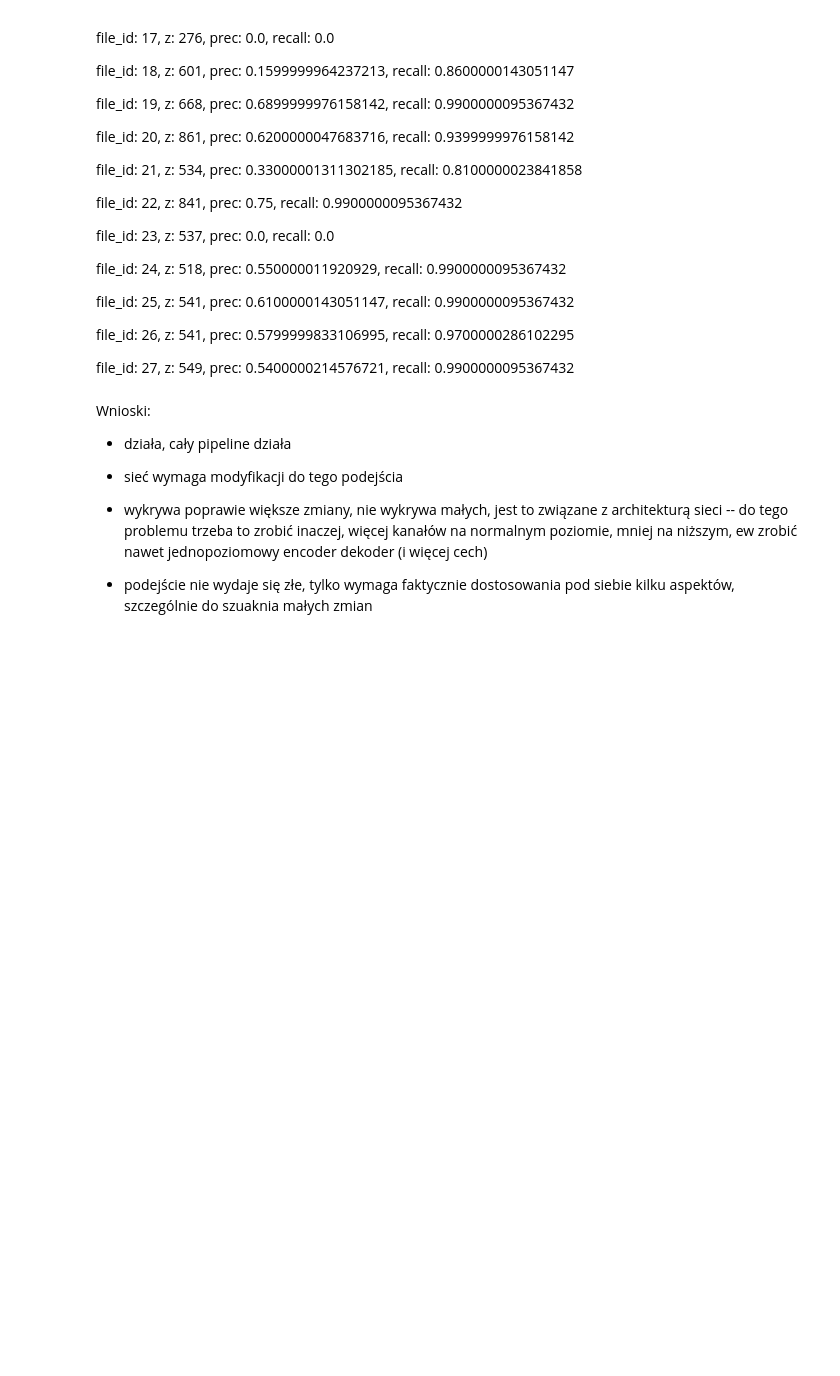
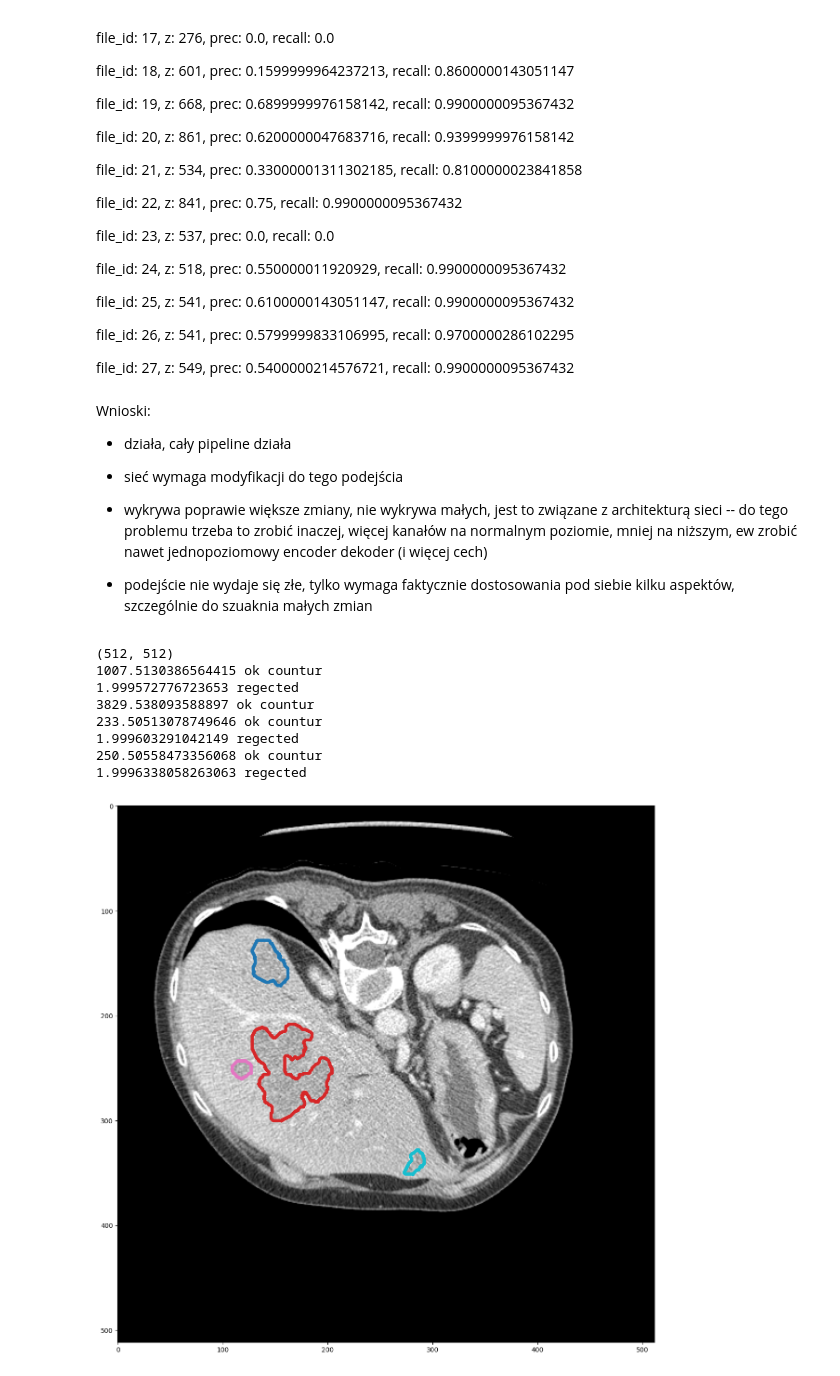
Before and after one commit to Kaczmarekrr/3DRDNN, a Jupyter notebook: pipeline_lesion_segmentation_3d.ipynb, the cells around one changed output. Cells and saved outputs as stored; diff of their text form; code cells hidden in the pictures; blank space fills up the shorter version.

Commit message:
added option to export to tif imageJ with ROI

```diff
--- a/pipeline_lesion_segmentation_3d.ipynb
+++ b/pipeline_lesion_segmentation_3d.ipynb
@@ -348,9 +348,9 @@ def get_prediction(volume_1,seg_1):
     # prediction for whole
 
 
-    for i in range(len(all_quboids)):
+    for i in tqdm(range(len(all_quboids))):
         if np.any(all_quboids[i] > 0):
-            preds[i] = model.predict(all_quboids[i])
+            preds[i] = model.predict(all_quboids[i],verbose=0)
 
     #print(preds.shape)
     #print("done")
@@ -576,3 +565,59 @@ Wnioski:
 - wykrywa poprawie większe zmiany, nie wykrywa małych, jest to związane z architekturą sieci
 -- do tego problemu trzeba to zrobić inaczej, więcej kanałów na normalnym poziomie, mniej na niższym, ew zrobić nawet jednopoziomowy encoder dekoder (i więcej cech)
 - podejście nie wydaje się złe, tylko wymaga faktycznie dostosowania pod siebie kilku aspektów, szczególnie do szuaknia małych zmian
+# %%
+from skimage.measure import find_contours, label, regionprops
+from tifffile import TiffFile, imwrite
+from roifile import ImagejRoi
+import cv2
+def plot_image_overlays(image, overlays, **kwargs):
+    """Plot image and overlays (bytes) using matplotlib."""
+    fig, ax = plt.subplots()
+    ax.imshow(image, cmap='gray')
+    if not isinstance(overlays, list):
+        overlays = [overlays]
+    for overlay in overlays:
+        roi = ImagejRoi.frombytes(overlay)
+        roi.plot(ax, **kwargs)
+    plt.show()
+# %%
+volume_1 = reading_data(files_volume[file_id])
+volume_1 = preprocessing_3d(volume_1)
+slice = 400
+
+AA = np.where(lesion[slice, :, :]>0.3,1,0)
+print(AA.shape)
+
+overlays = []
+for contour in find_contours(AA, level=0.9999):
+    c = np.expand_dims(contour.astype(np.float32), 1)
+    # Convert it to UMat object
+    c = cv2.UMat(c)
+    area = cv2.contourArea(c)
+    if area > 100:
+        overlays.append(ImagejRoi.frompoints(np.round(contour)[:, ::-1]).tobytes())
+        print(area,"ok countur")
+    else:
+        print(area,"regected")
+
+
+
+"""volume_1[slice, :, :, 0]
+lesion[slice, :, :]
+"""
+
+plot_image_overlays(volume_1[slice, :, :, 0], overlays, lw=5)
+
+# write the image and overlays to a new ImageJ TIFF file
+imwrite('roi_test.tif', volume_1[slice, :, :, 0], imagej=True, metadata={'Overlays': overlays})
+imwrite('roi_gt.tif', seg_1[slice, :, :, 0], imagej=True, metadata={'Overlays': overlays})
+# %% [output]
+(512, 512)
+1007.5130386564415 ok countur
+1.999572776723653 regected
+3829.538093588897 ok countur
+233.50513078749646 ok countur
+1.999603291042149 regected
+250.50558473356068 ok countur
+1.9996338058263063 regected
+[figure, added]
```
Also changed, not shown: parts of 8 cells of this notebook.
